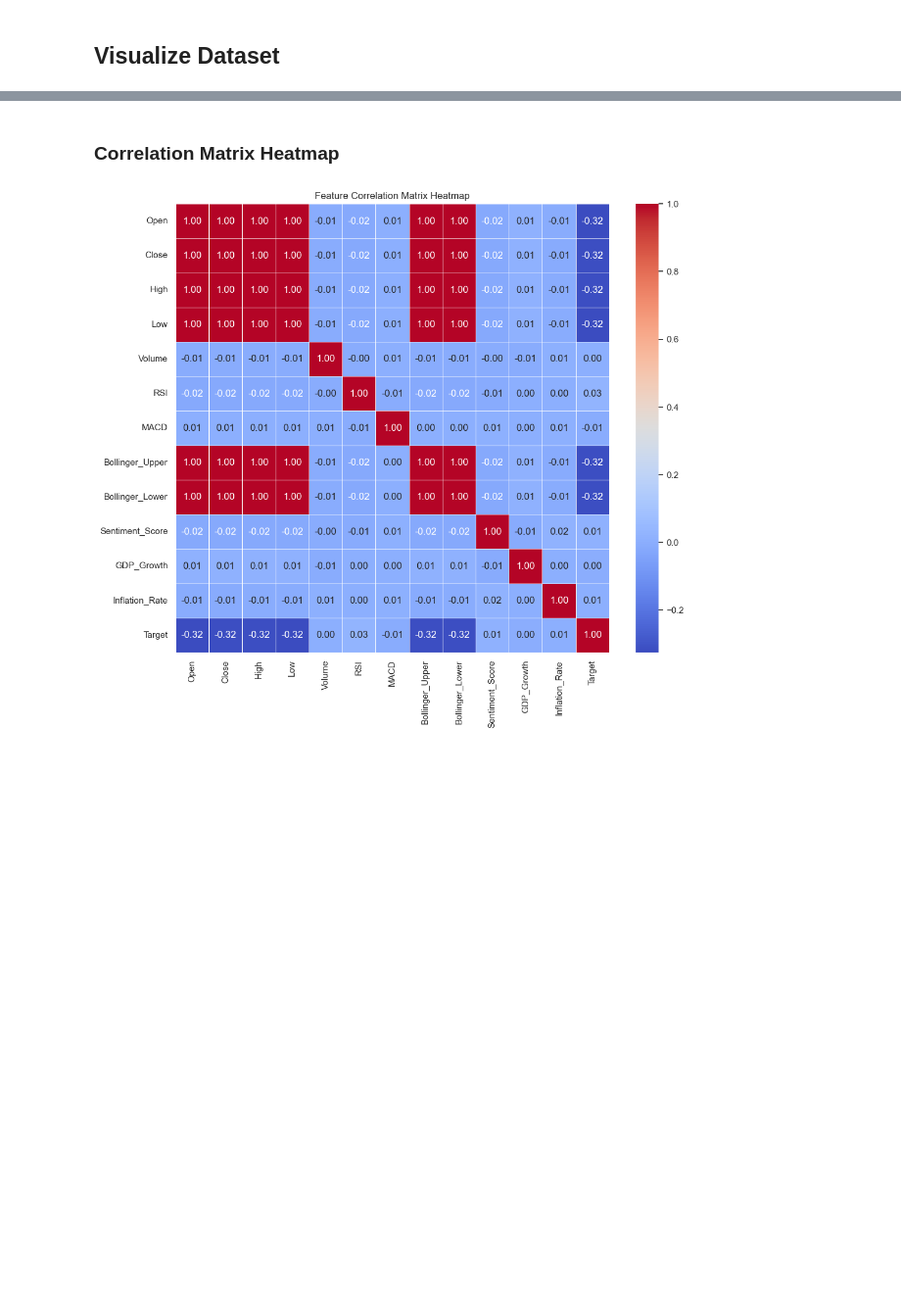
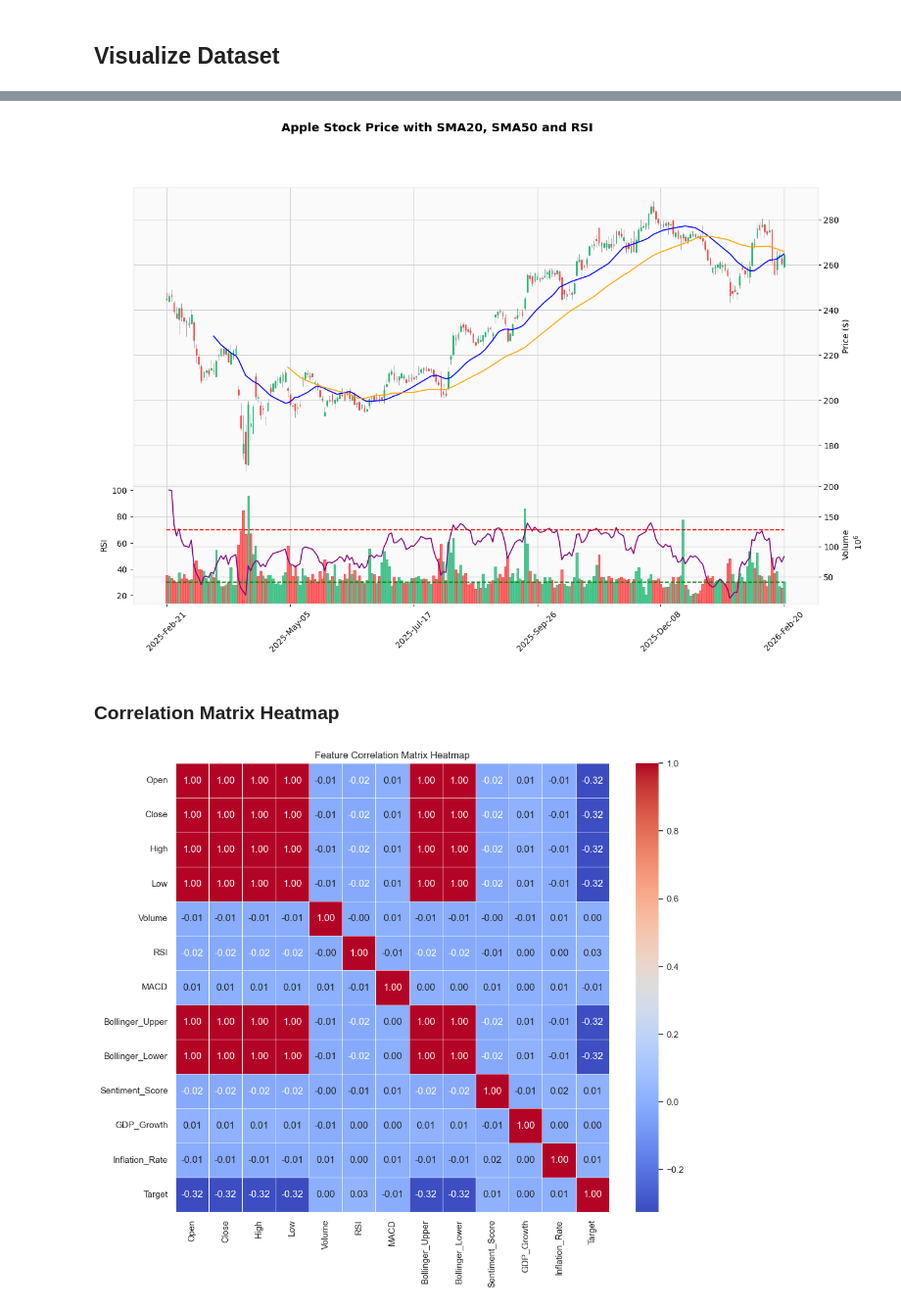
Before and after one commit to alaricbat/FinancialApp, a Jupyter notebook: AA002FinancialAI/ai-module/svm/svm_kernel.ipynb, the cells around one changed output, grey strips where cells are left out. Shown at 98% size. Saved outputs shown, nothing was run; the diff lists cells and outputs as text; code cells hidden in the pictures; blank space fills up the shorter version.

```diff
--- a/AA002FinancialAI/ai-module/svm/svm_kernel.ipynb
+++ b/AA002FinancialAI/ai-module/svm/svm_kernel.ipynb
@@ -42,0 +212,7 @@ Passing `palette` without assigning `hue` is deprecated and will be removed in v
+# %%
+import pandas_ta as ta
+
+apple_last_year_df["RSI"] = ta.rsi(
+    apple_last_year_df["Close"],
+    length=14
+)
@@ -43,3 +240,38 @@ Passing `palette` without assigning `hue` is deprecated and will be removed in v
+# %%
+rsi70 = np.full(len(apple_last_year_df), 70)
+rsi30 = np.full(len(apple_last_year_df), 30)
+# %%
+apds.extend([
+
+    mpf.make_addplot(
+        rsi70,
+        panel=1,
+        color="red",
+        linestyle="--"
+    ),
+
+    mpf.make_addplot(
+        rsi30,
+        panel=1,
+        color="green",
+        linestyle="--"
+    )
+
+])
+# %%
+mpf.plot(
+    apple_last_year_df,
+    type="candle",
+    style="yahoo",
+    volume=True,
+    addplot=apds,
+    title="Apple Stock Price with SMA20, SMA50 and RSI",
+    ylabel="Price ($)",
+    ylabel_lower="Volume",
+    figsize=(16,10)
+)
+# %% [output]
+[figure, added]
 # %% [markdown]
 ### Correlation Matrix Heatmap
 # %%
```
Also changed, not shown: parts of 19 cells of this notebook, 6 other files.
